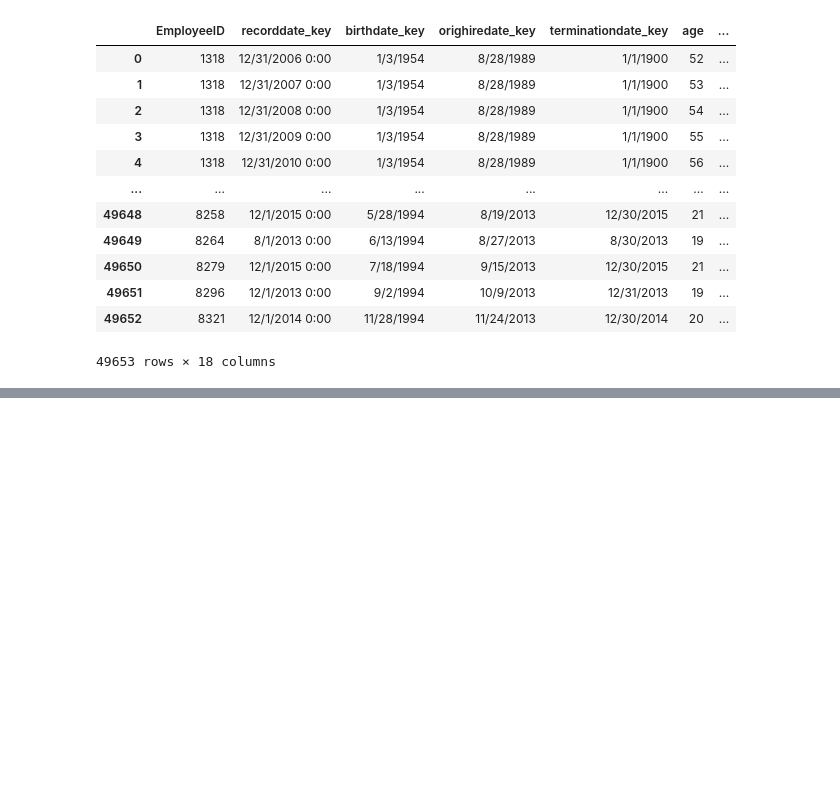
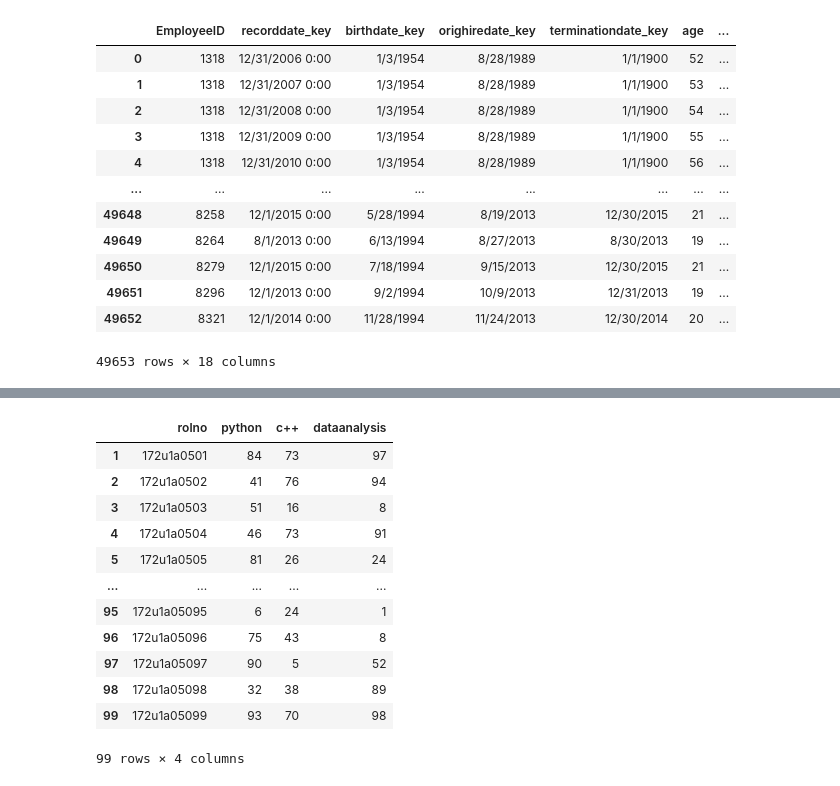
Before and after one commit to Naveenpanga/DataAnalysis, a Jupyter notebook: day4.ipynb, the cells around one changed output, grey strips where cells are left out. Saved outputs shown, nothing was run; the diff lists cells and outputs as text; code cells hidden in the pictures; blank space fills up the shorter version.

```diff
--- a/day4.ipynb
+++ b/day4.ipynb
@@ -496,3 +496,6 @@ df
 | 49651 | 8296 | 12/1/2013 0:00 | 9/2/1994 | 10/9/2013 | 12/31/2013 | 19 | ... |
 | 49652 | 8321 | 12/1/2014 0:00 | 11/28/1994 | 11/24/2013 | 12/30/2014 | 20 | ... |
 49653 rows × 18 columns
+# %%
+import numpy as np
+data={'rolno':['172u1a050'+str(i)for i in range(1,100)],'python':np.random.randint(1,100,99),'c++':np.random.randint(1,100,99),'dataanalysis':np.random.randint(1,100,99)}
@@ -498,0 +522,19 @@ df
+# %%
+import pandas as pd
+df = pd.DataFrame(data,index=[np.arange(1,100)])
+# %%
+df
+# %% [output]
+|  | rolno | python | c++ | dataanalysis |
+| 1 | 172u1a0501 | 84 | 73 | 97 |
+| 2 | 172u1a0502 | 41 | 76 | 94 |
+| 3 | 172u1a0503 | 51 | 16 | 8 |
+| 4 | 172u1a0504 | 46 | 73 | 91 |
+| 5 | 172u1a0505 | 81 | 26 | 24 |
+| ... | ... | ... | ... | ... |
+| 95 | 172u1a05095 | 6 | 24 | 1 |
+| 96 | 172u1a05096 | 75 | 43 | 8 |
+| 97 | 172u1a05097 | 90 | 5 | 52 |
+| 98 | 172u1a05098 | 32 | 38 | 89 |
+| 99 | 172u1a05099 | 93 | 70 | 98 |
+99 rows × 4 columns
```
Also changed, not shown: parts of 7 cells of this notebook, 1 other file.
